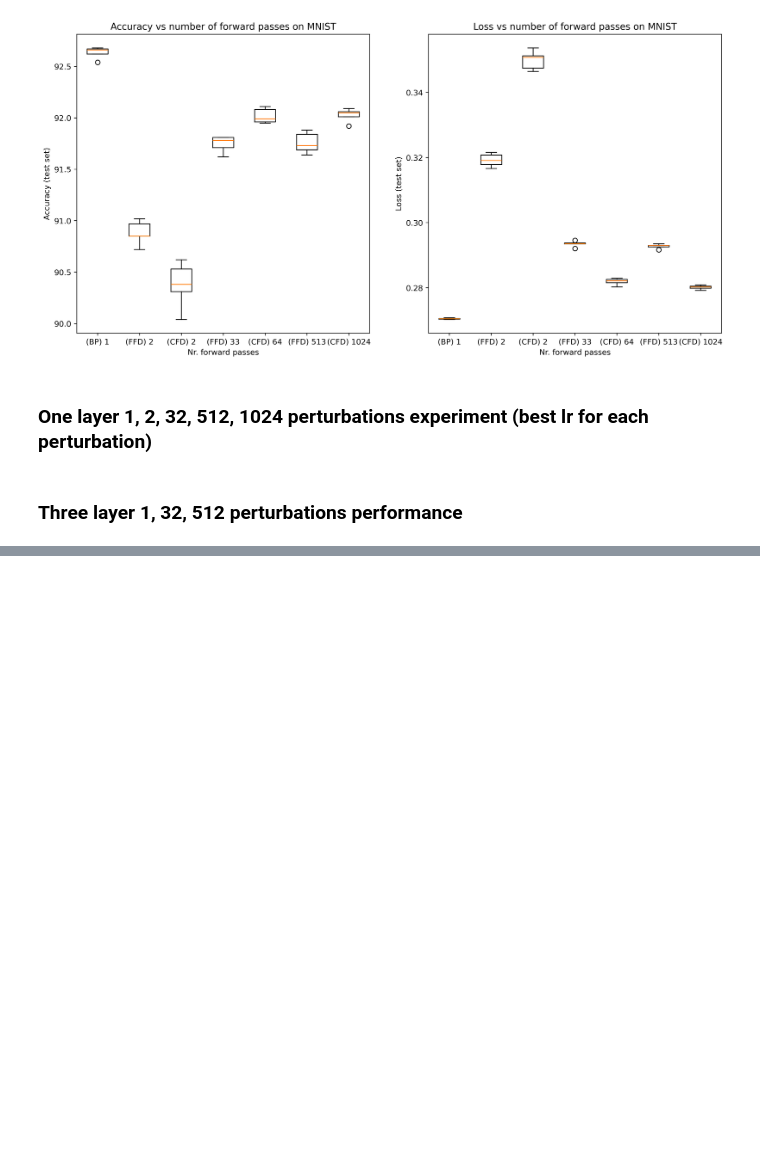
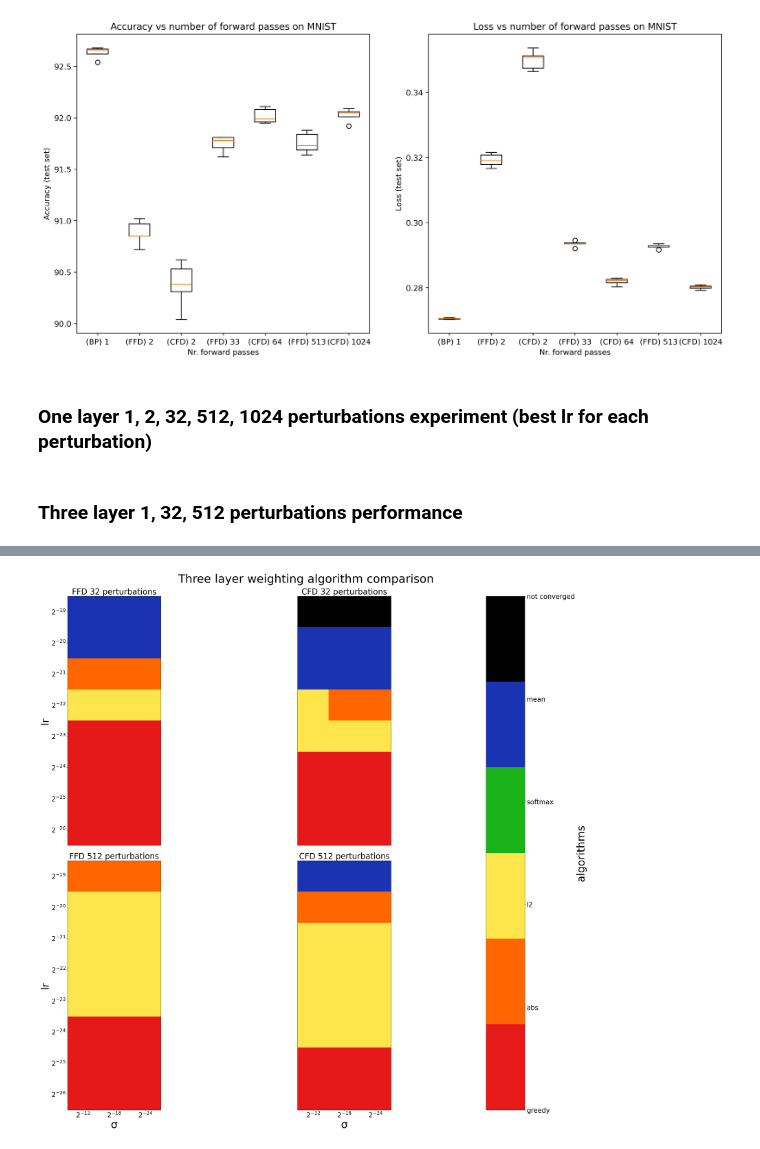
Before and after one commit to MKentKraus/2nd-Order-Perturbations, a Jupyter notebook: visualization.ipynb, the cells around one changed output, grey strips where cells are left out. Drawn from its saved outputs; the diff is of its cells as text; code cells hidden in the pictures; blank space fills up the shorter version.

Commit message:
Added results figures, removed spam line in flops, slightly touched up zero-meaning.

```diff
--- a/visualization.ipynb
+++ b/visualization.ipynb
@@ -1752,0 +1859,14 @@ make_boxplots(FFD_MNIST_stats, CFD_MNIST_stats, BP_MNIST_stats, "MNIST")
+# %%
+FFD_1l_32p = loss_collection[0, 0, 0, :, :, :]
+
+# np.zeros (5, 8, 3) )  # layer_index, pert_type_index, pert_num_index, alg_index, lr_index, sigma_index
+FFD_1l_512p = loss_collection[0, 0, 1, :, :, :]
+
+FFD_3l_32p = loss_collection[1, 0, 0, :, :, :]
+FFD_3l_512p = loss_collection[1, 0, 1, :, :, :]
+
+CFD_1l_32p = loss_collection[0, 1, 0, :, :, :]
+CFD_1l_512p = loss_collection[0, 1, 1, :, :, :]
+
+CFD_3l_32p = loss_collection[1, 1, 0, :, :, :]
+CFD_3l_512p = loss_collection[1, 1, 1, :, :, :]
@@ -1752,0 +2032,85 @@ make_boxplots(FFD_MNIST_stats, CFD_MNIST_stats, BP_MNIST_stats, "MNIST")
+# %%
+lr = [
+    "$2^{-19}$",
+    "$2^{-20}$",
+    "$2^{-21}$",
+    "$2^{-22}$",
+    "$2^{-23}$",
+    "$2^{-24}$",
+    "$2^{-25}$",
+    "$2^{-26}$",
+]
+
+
+sigmas = [
+    "$2^{-12}$",
+    "$2^{-18}$",
+    "$2^{-24}$",
+]
+
+
+fig = plt.figure(figsize=(30, 30), layout="tight")
+
+plt.rcParams["font.size"] = "25"
+
+gs = fig.add_gridspec(4, 11)
+
+plt.suptitle("Three layer weighting algorithm comparison", fontsize="xx-large")
+
+ax1 = fig.add_subplot(gs[0:2, 0:4])
+ax1.set_yticks(range(len(lr)), labels=lr)
+ax1.set_ylabel("lr", size=40)
+ax1.imshow(define_rgb_vals(FFD_3l_32p))
+ax1.set_xticks([])
+
+ax2 = fig.add_subplot(gs[0:2, 5:9])
+ax2.imshow(define_rgb_vals(CFD_3l_32p))
+ax2.set_yticks([])
+ax2.set_xticks([])
+
+ax3 = fig.add_subplot(gs[2:4, 0:4])
+ax3.imshow(define_rgb_vals(FFD_3l_512p))
+
+ax3.set_yticks(range(len(lr)), labels=lr)
+ax3.set_ylabel("lr", size=40)
+ax3.set_xticks(range(len(sigmas)), labels=sigmas)
+ax3.set_xlabel("\u03c3", size=40)
+
+ax4 = fig.add_subplot(gs[2:4, 5:9])
+ax4.imshow(define_rgb_vals(CFD_3l_512p))
+
+ax4.set_xticks(range(len(sigmas)), labels=sigmas)
+ax4.set_xlabel("\u03c3", size=40)
+ax4.set_yticks([])
+
+
+ax5 = fig.add_subplot(gs[:4, -1])
+norm = M.colors.Normalize(vmin=0, vmax=5)
+colors = [
+    (0.9, 0.1, 0.1),
+    (1.0, 0.4, 0.0),
+    (1.0, 0.9, 0.3),
+    (0.1, 0.7, 0.1),
+    (0.1, 0.2, 0.7),
+    (0.0, 0.0, 0.0),
+]
+
+ax1.set_title("FFD 32 perturbations", size=30)
+
+ax2.set_title("CFD 32 perturbations", size=30)
+
+ax3.set_title("FFD 512 perturbations", size=30)
+
+ax4.set_title("CFD 512 perturbations", size=30)
+
+
+vals = ["greedy", "abs", "l2", "softmax", "mean", "not converged"]
+# [greedy, abs, l2, softmax, mean]
+fig.colorbar(
+    M.cm.ScalarMappable(cmap=M.colors.ListedColormap(colors), norm=norm),
+    cax=ax5,
+).set_label("algorithms", size=40)
+ax5.set_yticks(range(len(vals)), labels=vals)
+
+plt.show()
+# %% [output]
@@ -1752,0 +2121 @@ make_boxplots(FFD_MNIST_stats, CFD_MNIST_stats, BP_MNIST_stats, "MNIST")
+[figure, added]
```
Also changed, not shown: parts of 20 cells of this notebook, 3 other files.
